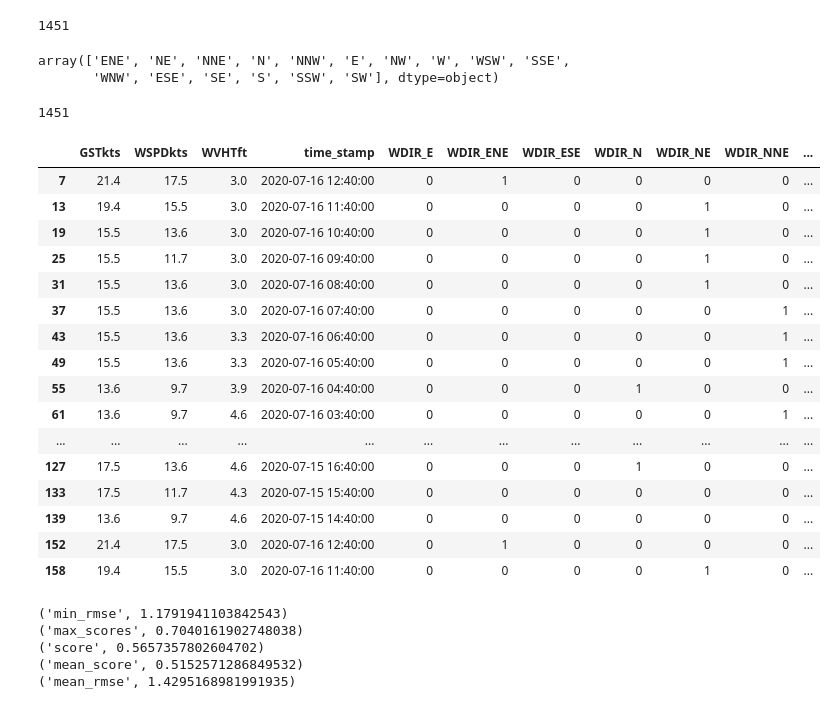
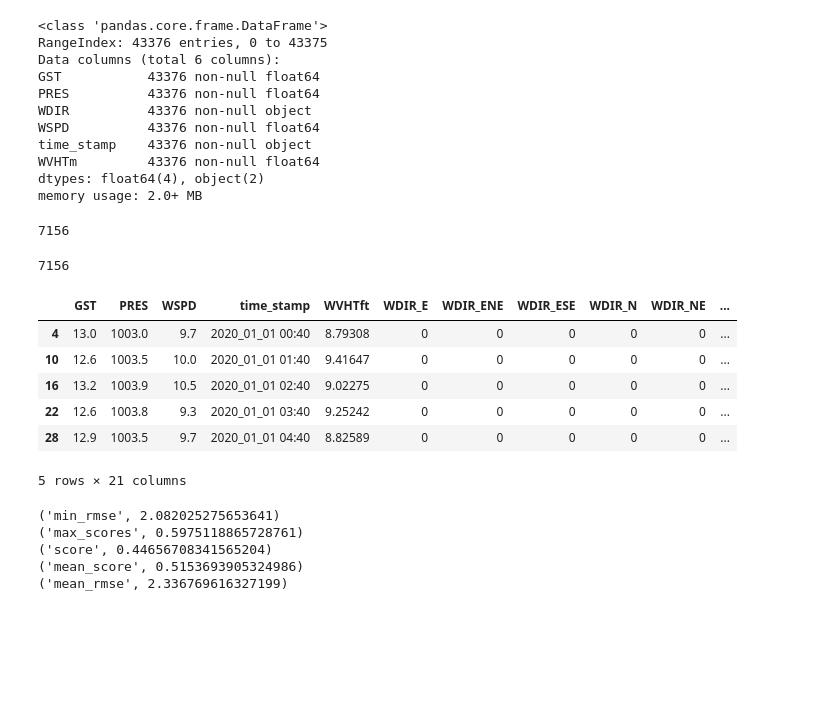
Before and after one commit to eric220/Wave_Height, a Jupyter notebook: wavehgt_reg.ipynb, the cells around one changed output. Drawn from its saved outputs; the diff is of its cells as text; code cells hidden in the pictures; blank space fills up the shorter version.

```diff
--- a/wavehgt_reg.ipynb
+++ b/wavehgt_reg.ipynb
@@ -9,3 +16,3 @@ import matplotlib.pyplot as plt
 # %%
-data = pd.read_csv('dataset.csv')
+data = pd.read_csv('full_qad_dataset.csv')
 t_df = data.copy()
@@ -38,42 +32,45 @@ data.head(15)
+# %%
+t_df.info()
+# %% [output]
+<class 'pandas.core.frame.DataFrame'>
+RangeIndex: 43376 entries, 0 to 43375
+Data columns (total 6 columns):
+GST           43376 non-null float64
+PRES          43376 non-null float64
+WDIR          43376 non-null object
+WSPD          43376 non-null float64
+time_stamp    43376 non-null object
+WVHTm         43376 non-null float64
+dtypes: float64(4), object(2)
+memory usage: 2.0+ MB
+# %%
+#meters to feet
+t_df['WVHTft'] = 3.281*t_df.WVHTm
+t_df.drop('WVHTm', axis = 1, inplace = True)
 # %%
 #get data with wave height
 nan_df = t_df.WVHTft > 0
 t_df = t_df[nan_df]
 len(t_df)
 # %% [output]
-1451
+7156
-# %%
-t_df.WDIR.unique()
-# %% [output]
-array(['ENE', 'NE', 'NNE', 'N', 'NNW', 'E', 'NW', 'W', 'WSW', 'SSE',
-       'WNW', 'ESE', 'SE', 'S', 'SSW', 'SW'], dtype=object)
 # %%
 #drop blank WDIR from t_df
 blank = t_df.WDIR != "-"
 t_df = t_df[blank]
 len(t_df)
 # %% [output]
-1451
+7156
 # %%
 #dummies
 t_df = pd.get_dummies(t_df, columns=['WDIR'])
 # %%
-t_df.head(25)
+t_df.head()
 # %% [output]
-|  | GSTkts | WSPDkts | WVHTft | time_stamp | WDIR_E | WDIR_ENE | WDIR_ESE | WDIR_N | WDIR_NE | WDIR_NNE | ... |
-| 7 | 21.4 | 17.5 | 3.0 | 2020-07-16 12:40:00 | 0 | 1 | 0 | 0 | 0 | 0 | ... |
-| 13 | 19.4 | 15.5 | 3.0 | 2020-07-16 11:40:00 | 0 | 0 | 0 | 0 | 1 | 0 | ... |
-| 19 | 15.5 | 13.6 | 3.0 | 2020-07-16 10:40:00 | 0 | 0 | 0 | 0 | 1 | 0 | ... |
-| 25 | 15.5 | 11.7 | 3.0 | 2020-07-16 09:40:00 | 0 | 0 | 0 | 0 | 1 | 0 | ... |
-| 31 | 15.5 | 13.6 | 3.0 | 2020-07-16 08:40:00 | 0 | 0 | 0 | 0 | 1 | 0 | ... |
-| 37 | 15.5 | 13.6 | 3.0 | 2020-07-16 07:40:00 | 0 | 0 | 0 | 0 | 0 | 1 | ... |
-| 43 | 15.5 | 13.6 | 3.3 | 2020-07-16 06:40:00 | 0 | 0 | 0 | 0 | 0 | 1 | ... |
-| 49 | 15.5 | 13.6 | 3.3 | 2020-07-16 05:40:00 | 0 | 0 | 0 | 0 | 0 | 1 | ... |
-| 55 | 13.6 | 9.7 | 3.9 | 2020-07-16 04:40:00 | 0 | 0 | 0 | 1 | 0 | 0 | ... |
-| 61 | 13.6 | 9.7 | 4.6 | 2020-07-16 03:40:00 | 0 | 0 | 0 | 0 | 0 | 1 | ... |
-| ... | ... | ... | ... | ... | ... | ... | ... | ... | ... | ... | ... |
-| 127 | 17.5 | 13.6 | 4.6 | 2020-07-15 16:40:00 | 0 | 0 | 0 | 1 | 0 | 0 | ... |
-| 133 | 17.5 | 11.7 | 4.3 | 2020-07-15 15:40:00 | 0 | 0 | 0 | 0 | 0 | 0 | ... |
-| 139 | 13.6 | 9.7 | 4.6 | 2020-07-15 14:40:00 | 0 | 0 | 0 | 0 | 0 | 0 | ... |
-| 152 | 21.4 | 17.5 | 3.0 | 2020-07-16 12:40:00 | 0 | 1 | 0 | 0 | 0 | 0 | ... |
-| 158 | 19.4 | 15.5 | 3.0 | 2020-07-16 11:40:00 | 0 | 0 | 0 | 0 | 1 | 0 | ... |
+|  | GST | PRES | WSPD | time_stamp | WVHTft | WDIR_E | WDIR_ENE | WDIR_ESE | WDIR_N | WDIR_NE | ... |
+| 4 | 13.0 | 1003.0 | 9.7 | 2020_01_01 00:40 | 8.79308 | 0 | 0 | 0 | 0 | 0 | ... |
+| 10 | 12.6 | 1003.5 | 10.0 | 2020_01_01 01:40 | 9.41647 | 0 | 0 | 0 | 0 | 0 | ... |
+| 16 | 13.2 | 1003.9 | 10.5 | 2020_01_01 02:40 | 9.02275 | 0 | 0 | 0 | 0 | 0 | ... |
+| 22 | 12.6 | 1003.8 | 9.3 | 2020_01_01 03:40 | 9.25242 | 0 | 0 | 0 | 0 | 0 | ... |
+| 28 | 12.9 | 1003.5 | 9.7 | 2020_01_01 04:40 | 8.82589 | 0 | 0 | 0 | 0 | 0 | ... |
+5 rows × 21 columns
@@ -82,21 +84,20 @@ t_df.head(25)
 scores = []
 rmses = []
 for i in range(0,1000):
-    X_train, X_test, y_train, y_test = train_test_split(t_df.drop(['WVHTft', 'time_stamp'], axis = 1), t_df.WVHTft, test_size=0.15)
-    reg = Ridge(alpha = .8).fit(X_train, y_train)
-    score = reg.score(X_test, y_test)
+    x_train, x_test, y_train, y_test = train_test_split(X_train, Y_train, test_size=0.15)
+    reg = Ridge(alpha = .8).fit(x_train, y_train)
+    score = reg.score(x_test, y_test)
     scores.append(score)
-    preds = reg.predict(X_test)
+    preds = reg.predict(x_test)
     rmses.append(np.sqrt(mean_squared_error(y_test, preds)))
-#reg.score(X_test, y_test)
 print('min_rmse', np.min(rmses))
 print('max_scores', np.max(scores))
-print('score', reg.score(X_test, y_test))
+print('score', reg.score(x_test, y_test))
 print('mean_score', np.mean(scores))
 print('mean_rmse', np.mean(rmses))
 # %% [output]
-('min_rmse', 1.1791941103842543)
-('max_scores', 0.7040161902748038)
-('score', 0.5657357802604702)
-('mean_score', 0.5152571286849532)
-('mean_rmse', 1.4295168981991935)
+('min_rmse', 2.082025275653641)
+('max_scores', 0.5975118865728761)
+('score', 0.44656708341565204)
+('mean_score', 0.5153693905324986)
+('mean_rmse', 2.336769616327199)
```
Also changed, not shown: parts of 15 cells of this notebook, 1 other file.
